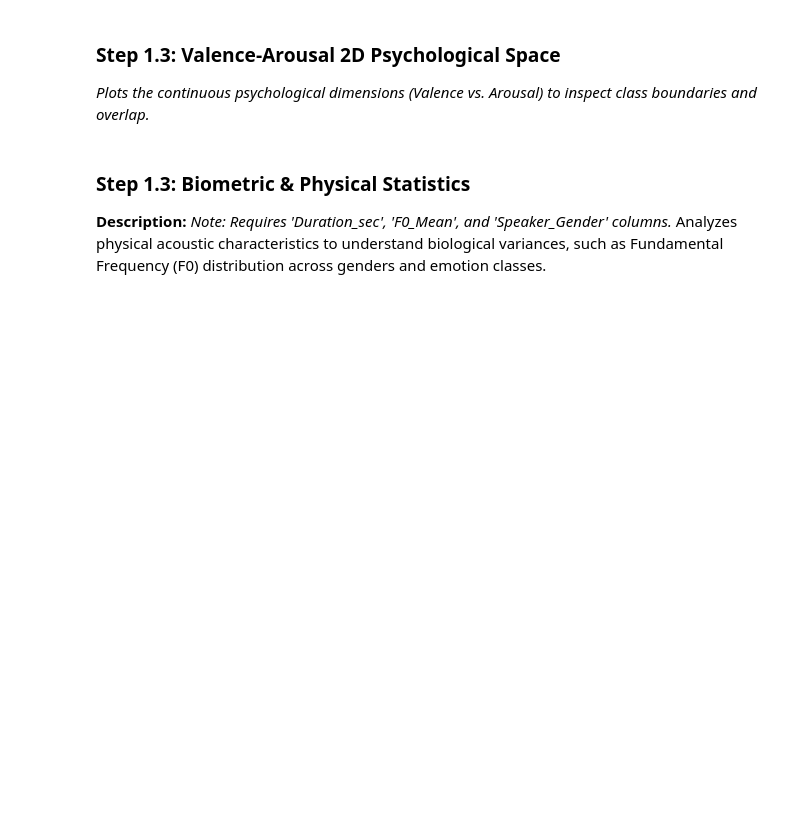
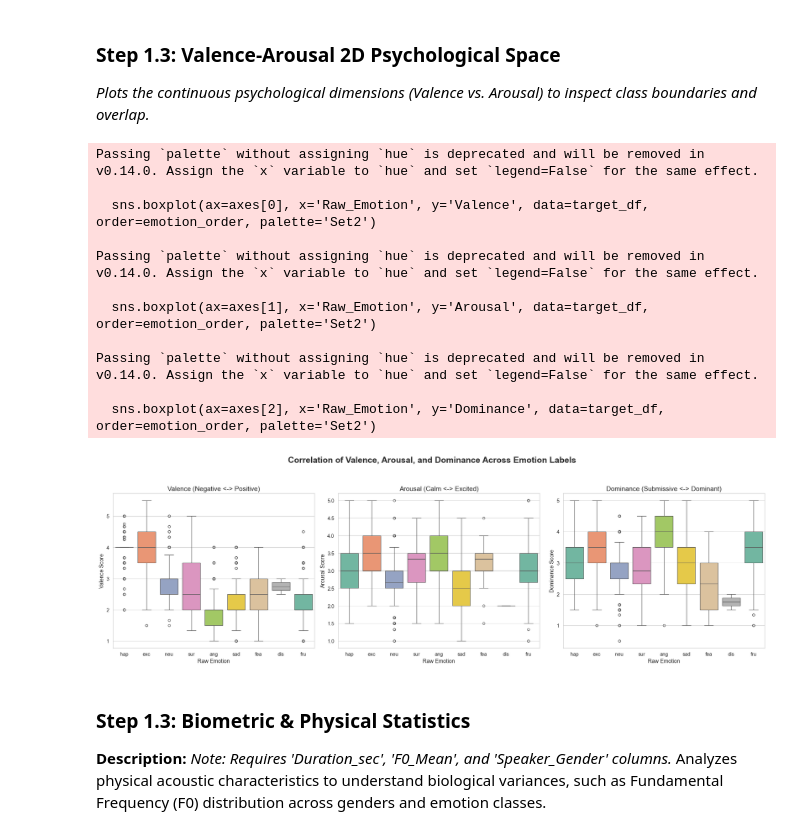
Before and after one commit to HuyPham171-hub/conv-ser, a Jupyter notebook: notebooks/eda_iemocap.ipynb, the cells around one changed output. Drawn from its saved outputs; the diff is of its cells as text; code cells hidden in the pictures; blank space fills up the shorter version.

```diff
--- a/notebooks/eda_iemocap.ipynb
+++ b/notebooks/eda_iemocap.ipynb
@@ -177,6 +177,60 @@ fig.update_layout(
 )
 fig.update_traces(marker=dict(size=6))
 fig.show()
+# %%
+# =====================================================================
+# STEP 1.4: V-A-D DISTRIBUTION BY EMOTION (BOXPLOTS)
+# =====================================================================
+import matplotlib.pyplot as plt
+import seaborn as sns
+
+# Filter out undefined labels ('xxx', 'oth') to ensure a cleaner visualization.
+# Alternatively, retain the entire dataset by modifying this filter.
+target_df = df[df['Stage1_Label'] != -1].copy()
+
+# Initialize the canvas layout with 3 horizontal subplots
+fig, axes = plt.subplots(1, 3, figsize=(20, 6), sharex=True)
+fig.suptitle('Correlation of Valence, Arousal, and Dominance Across Emotion Labels', fontsize=18, fontweight='bold', y=1.05)
+
+# Define chronological sorting by Macro Sentiment for better readability (Positive -> Neutral -> Negative)
+emotion_order = ['hap', 'exc', 'neu', 'sur', 'ang', 'sad', 'fea', 'dis', 'fru']
+# Re-filter the order array to only include emotional classes actually present in the current dataframe
+emotion_order = [e for e in emotion_order if e in target_df['Raw_Emotion'].unique()]
+
+# 1. Valence Distribution Plot
+sns.boxplot(ax=axes[0], x='Raw_Emotion', y='Valence', data=target_df, order=emotion_order, palette='Set2')
+axes[0].set_title('Valence (Negative <-> Positive)', fontsize=14)
+axes[0].set_xlabel('Raw Emotion')
+axes[0].set_ylabel('Valence Score')
+
+# 2. Arousal Distribution Plot
+sns.boxplot(ax=axes[1], x='Raw_Emotion', y='Arousal', data=target_df, order=emotion_order, palette='Set2')
+axes[1].set_title('Arousal (Calm <-> Excited)', fontsize=14)
+axes[1].set_xlabel('Raw Emotion')
+axes[1].set_ylabel('Arousal Score')
+
+# 3. Dominance Distribution Plot
+sns.boxplot(ax=axes[2], x='Raw_Emotion', y='Dominance', data=target_df, order=emotion_order, palette='Set2')
+axes[2].set_title('Dominance (Submissive <-> Dominant)', fontsize=14)
+axes[2].set_xlabel('Raw Emotion')
+axes[2].set_ylabel('Dominance Score')
+
+# Adjust layout automatically for tight distribution alignment
+plt.tight_layout()
+plt.show()
+# %% [output]
+Passing `palette` without assigning `hue` is deprecated and will be removed in v0.14.0. Assign the `x` variable to `hue` and set `legend=False` for the same effect.
+
+  sns.boxplot(ax=axes[0], x='Raw_Emotion', y='Valence', data=target_df, order=emotion_order, palette='Set2')
+
+Passing `palette` without assigning `hue` is deprecated and will be removed in v0.14.0. Assign the `x` variable to `hue` and set `legend=False` for the same effect.
+
+  sns.boxplot(ax=axes[1], x='Raw_Emotion', y='Arousal', data=target_df, order=emotion_order, palette='Set2')
+
+Passing `palette` without assigning `hue` is deprecated and will be removed in v0.14.0. Assign the `x` variable to `hue` and set `legend=False` for the same effect.
+
+  sns.boxplot(ax=axes[2], x='Raw_Emotion', y='Dominance', data=target_df, order=emotion_order, palette='Set2')
+[figure, added]
 # %% [markdown]
 ### Step 1.3: Biometric & Physical Statistics
 **Description:** *Note: Requires 'Duration_sec', 'F0_Mean', and 'Speaker_Gender' columns.* Analyzes physical acoustic characteristics to understand biological variances, such as Fundamental Frequency (F0) distribution across genders and emotion classes.
```
Also changed, not shown: 13 other files.
